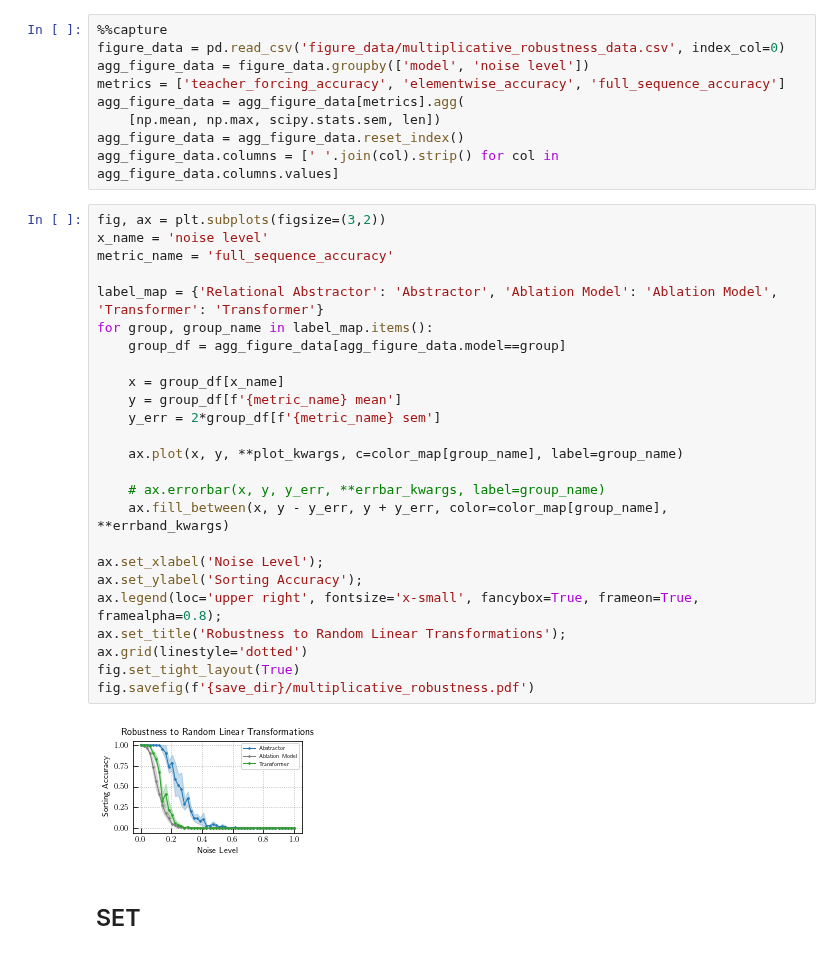
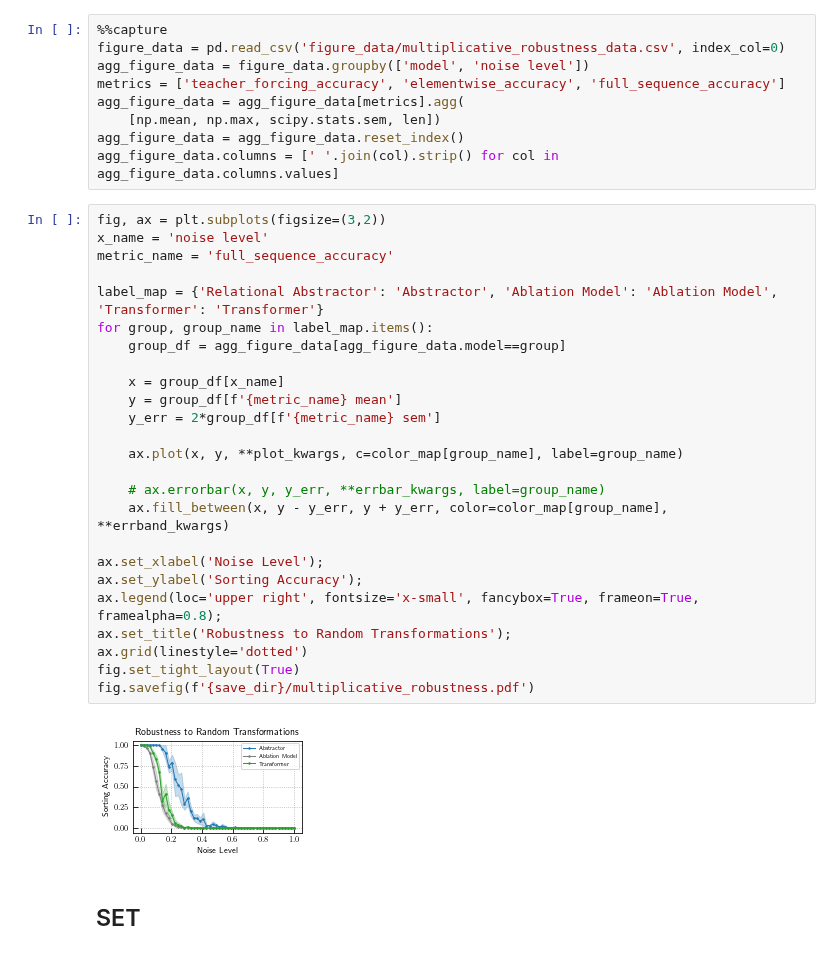
Before and after one commit to jdlafferty/relational, a Jupyter notebook: paper/paper_figures/create_figures_jdl.ipynb, the cells around one changed output. Drawn from its saved outputs; the diff is of its cells as text.

```diff
--- a/paper/paper_figures/create_figures_jdl.ipynb
+++ b/paper/paper_figures/create_figures_jdl.ipynb
@@ -183,30 +183,30 @@ agg_figure_data.columns = [' '.join(col).strip() for col in agg_figure_data.colu
 # %%
 fig, ax = plt.subplots(figsize=(3,2))
 x_name = 'noise level'
 metric_name = 'full_sequence_accuracy'
 
 label_map = {'Relational Abstractor': 'Abstractor', 'Ablation Model': 'Ablation Model', 'Transformer': 'Transformer'}
 for group, group_name in label_map.items():
     group_df = agg_figure_data[agg_figure_data.model==group]
 
     x = group_df[x_name]
     y = group_df[f'{metric_name} mean']
     y_err = 2*group_df[f'{metric_name} sem']
 
     ax.plot(x, y, **plot_kwargs, c=color_map[group_name], label=group_name)
 
     # ax.errorbar(x, y, y_err, **errbar_kwargs, label=group_name)
     ax.fill_between(x, y - y_err, y + y_err, color=color_map[group_name], **errband_kwargs)
 
 ax.set_xlabel('Noise Level');
 ax.set_ylabel('Sorting Accuracy');
 ax.legend(loc='upper right', fontsize='x-small', fancybox=True, frameon=True, framealpha=0.8);
-ax.set_title('Robustness to Random Linear Transformations');
+ax.set_title('Robustness to Random Transformations');
 ax.grid(linestyle='dotted')
 fig.set_tight_layout(True)
 fig.savefig(f'{save_dir}/multiplicative_robustness.pdf')
 # %% [output]
-[figure, old version]
+[figure, new version]
 # %% [markdown]
 ## SET
 # %%
```
Also changed, not shown: parts of 1 cell of this notebook.
